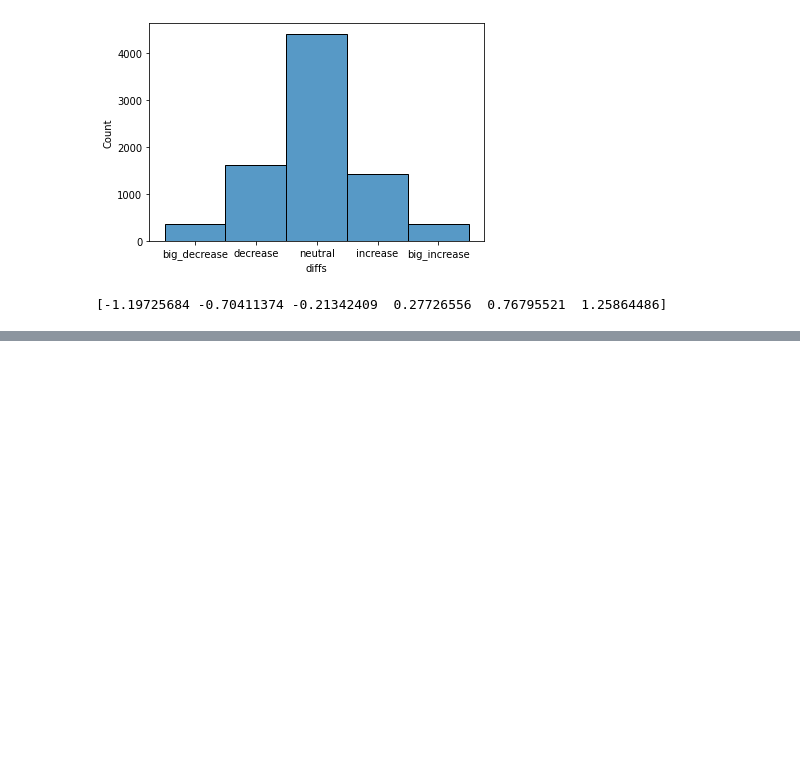
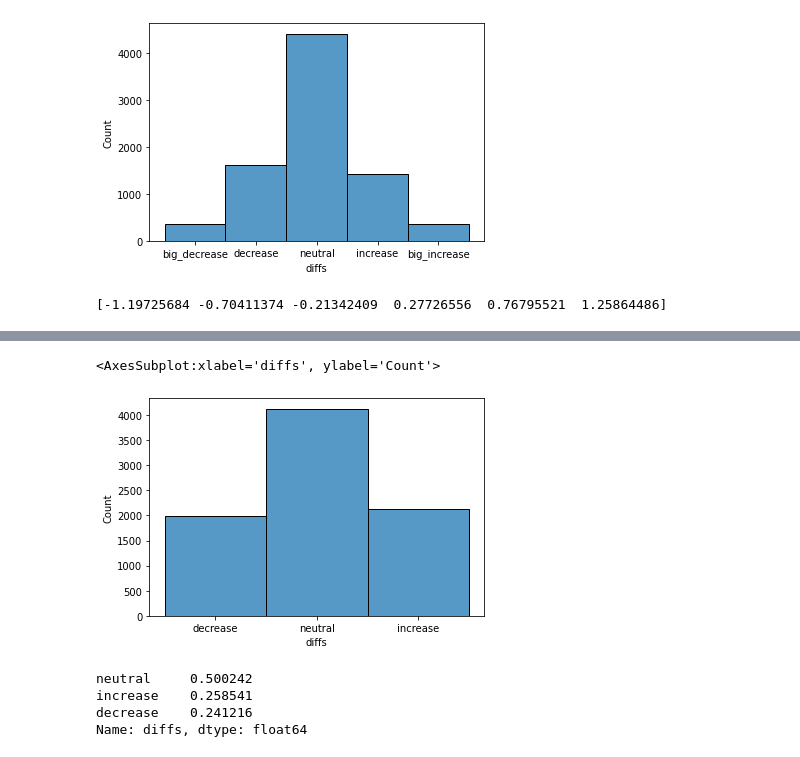
Before and after one commit to PatrykML/twitter_sentiment_stock_prediction, a Jupyter notebook: data_cleaning/binning.ipynb, the cells around one changed output, grey strips where cells are left out. Cells and saved outputs as stored; diff of their text form; code cells hidden in the pictures; blank space fills up the shorter version.

```diff
--- a/data_cleaning/binning.ipynb
+++ b/data_cleaning/binning.ipynb
@@ -99,0 +117,14 @@ amzn.to_csv('../datasets/data_binned.csv', index=False)
+# %%
+# amzn distribution for 3 bins without outliers
+x, bins_3 = pd.cut(diffs_no_outliers.diffs, bins=[-100, -0.40, 0.40, 100], labels=['decrease', 'neutral', 'increase'], retbins=True)
+sns.histplot(x)
+# %% [output]
+<AxesSubplot:xlabel='diffs', ylabel='Count'>
+[figure, added]
+# %%
+x.value_counts(normalize=True)
+# %% [output]
+neutral     0.500242
+increase    0.258541
+decrease    0.241216
+Name: diffs, dtype: float64
```
Also changed, not shown: parts of 81 cells of this notebook, 8 other files.
